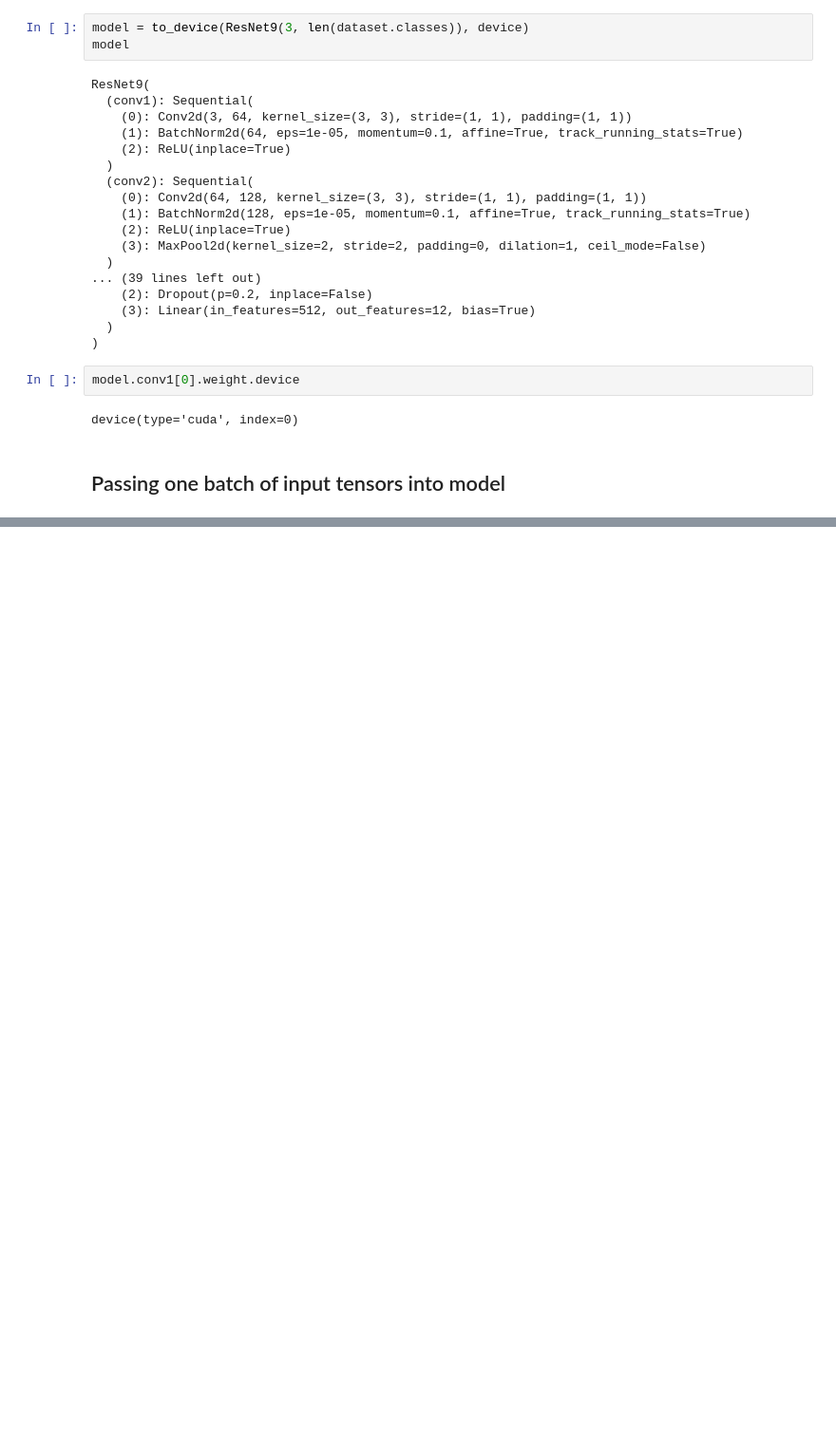
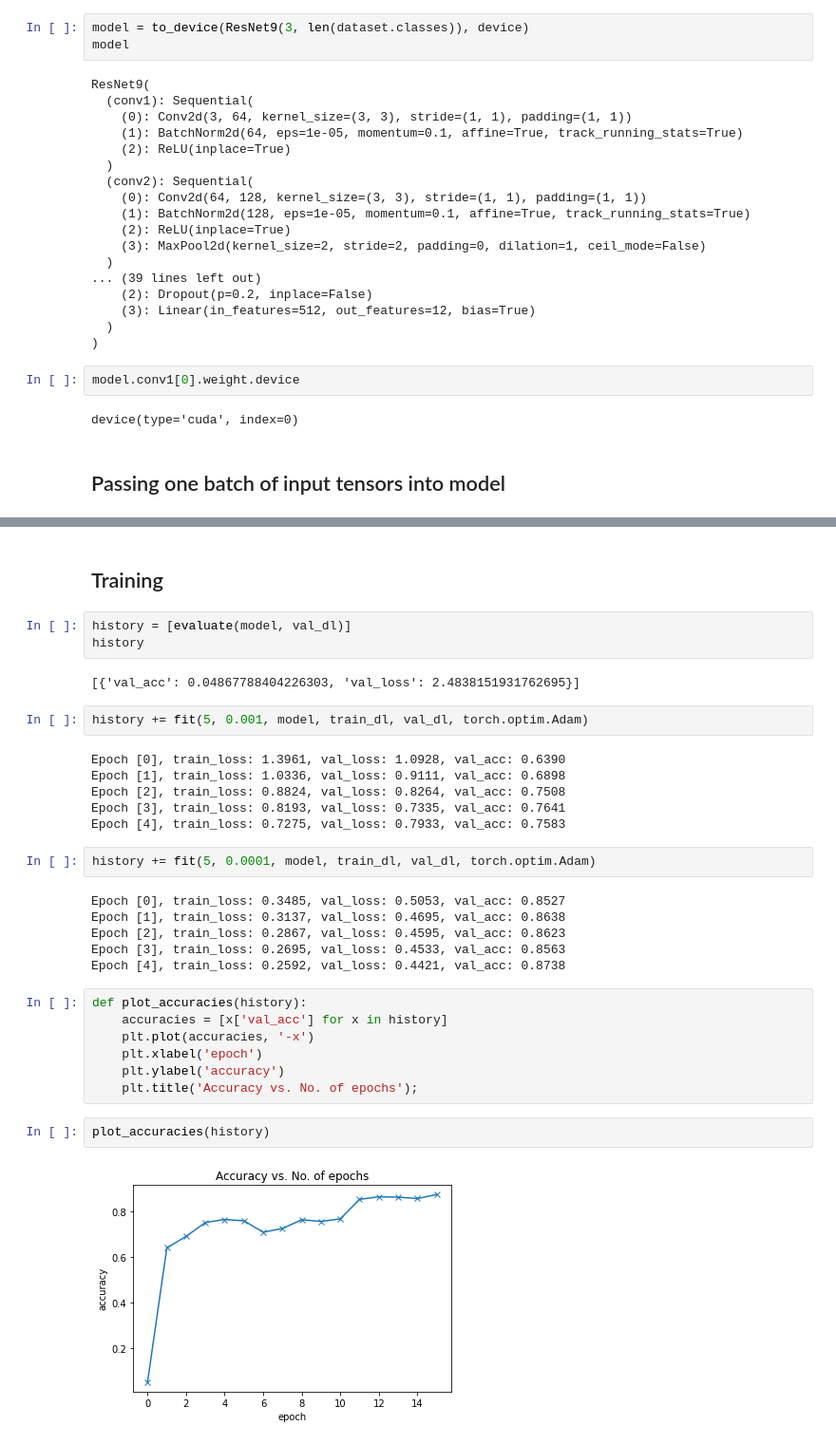
Before and after one commit to krits29/regeneron-house-waste, a Jupyter notebook: regeneron_house_waste.ipynb, the cells around one changed output, grey strips where cells are left out. Shown at 95% size. Cells and saved outputs as stored; diff of their text form; blank space fills up the shorter version.

Commit message:
model trained with epochs

```diff
--- a/regeneron_house_waste.ipynb
+++ b/regeneron_house_waste.ipynb
@@ -359,0 +362,34 @@ images.device cuda:0
+# %% [markdown]
+## Training
+# %%
+history = [evaluate(model, val_dl)]
+history
+# %% [output]
+[{'val_acc': 0.04867788404226303, 'val_loss': 2.4838151931762695}]
+# %%
+history += fit(5, 0.001, model, train_dl, val_dl, torch.optim.Adam)
+# %% [output]
+Epoch [0], train_loss: 1.3961, val_loss: 1.0928, val_acc: 0.6390
+Epoch [1], train_loss: 1.0336, val_loss: 0.9111, val_acc: 0.6898
+Epoch [2], train_loss: 0.8824, val_loss: 0.8264, val_acc: 0.7508
+Epoch [3], train_loss: 0.8193, val_loss: 0.7335, val_acc: 0.7641
+Epoch [4], train_loss: 0.7275, val_loss: 0.7933, val_acc: 0.7583
+# %%
+history += fit(5, 0.0001, model, train_dl, val_dl, torch.optim.Adam)
+# %% [output]
+Epoch [0], train_loss: 0.3485, val_loss: 0.5053, val_acc: 0.8527
+Epoch [1], train_loss: 0.3137, val_loss: 0.4695, val_acc: 0.8638
+Epoch [2], train_loss: 0.2867, val_loss: 0.4595, val_acc: 0.8623
+Epoch [3], train_loss: 0.2695, val_loss: 0.4533, val_acc: 0.8563
+Epoch [4], train_loss: 0.2592, val_loss: 0.4421, val_acc: 0.8738
+# %%
+def plot_accuracies(history):
+    accuracies = [x['val_acc'] for x in history]
+    plt.plot(accuracies, '-x')
+    plt.xlabel('epoch')
+    plt.ylabel('accuracy')
+    plt.title('Accuracy vs. No. of epochs');
+# %%
+plot_accuracies(history)
+# %% [output]
+[figure, added]
```
Also changed, not shown: parts of 9 cells of this notebook.
